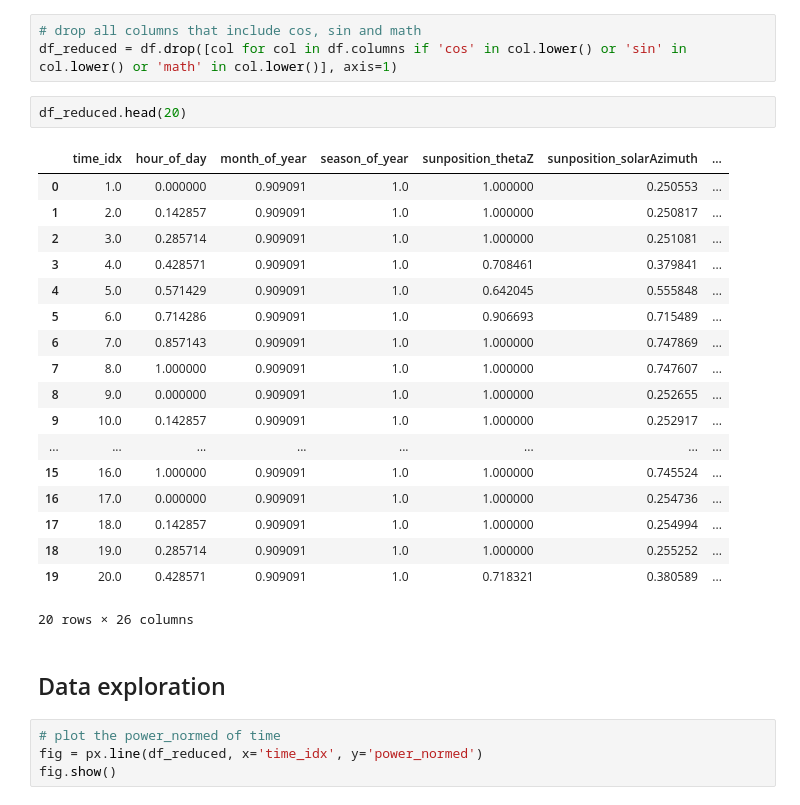
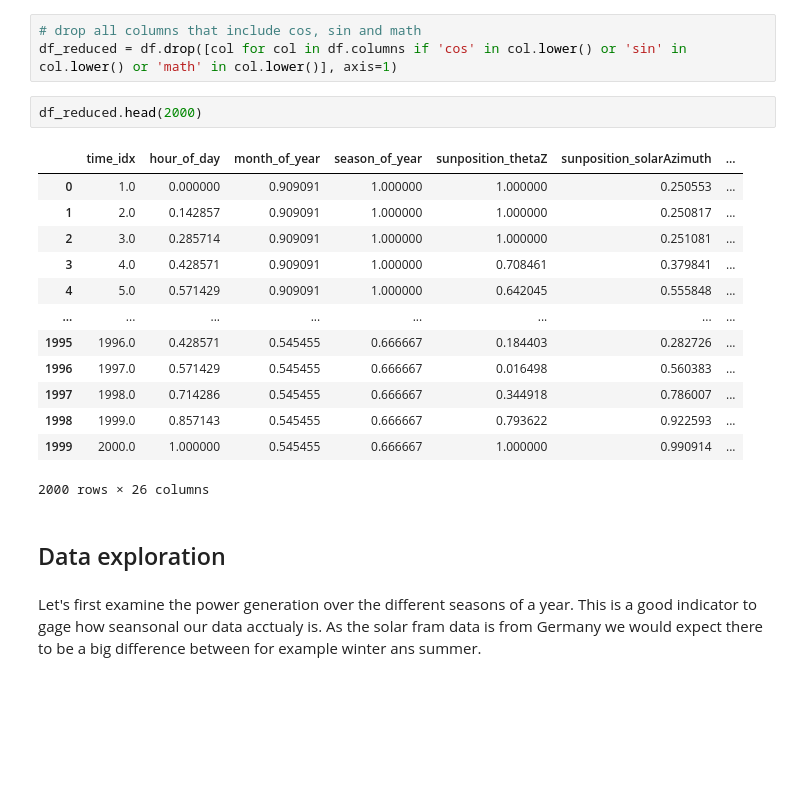
Before and after one commit to Aaron9812/solar-energy-prediction, a Jupyter notebook: first_lock.ipynb, the cells around one changed output. Saved outputs shown, nothing was run; the diff lists cells and outputs as text; blank space fills up the shorter version.

```diff
--- a/first_lock.ipynb
+++ b/first_lock.ipynb
@@ -231,29 +235,22 @@ All looks good but to make it easier for us to explore the data some more we dro
 # drop all columns that include cos, sin and math
 df_reduced = df.drop([col for col in df.columns if 'cos' in col.lower() or 'sin' in col.lower() or 'math' in col.lower()], axis=1)
 # %%
-df_reduced.head(20)
+df_reduced.head(2000)
 # %% [output]
 |  | time_idx | hour_of_day | month_of_year | season_of_year | sunposition_thetaZ | sunposition_solarAzimuth | ... |
-| 0 | 1.0 | 0.000000 | 0.909091 | 1.0 | 1.000000 | 0.250553 | ... |
-| 1 | 2.0 | 0.142857 | 0.909091 | 1.0 | 1.000000 | 0.250817 | ... |
-| 2 | 3.0 | 0.285714 | 0.909091 | 1.0 | 1.000000 | 0.251081 | ... |
-| 3 | 4.0 | 0.428571 | 0.909091 | 1.0 | 0.708461 | 0.379841 | ... |
-| 4 | 5.0 | 0.571429 | 0.909091 | 1.0 | 0.642045 | 0.555848 | ... |
-| 5 | 6.0 | 0.714286 | 0.909091 | 1.0 | 0.906693 | 0.715489 | ... |
-| 6 | 7.0 | 0.857143 | 0.909091 | 1.0 | 1.000000 | 0.747869 | ... |
-| 7 | 8.0 | 1.000000 | 0.909091 | 1.0 | 1.000000 | 0.747607 | ... |
-| 8 | 9.0 | 0.000000 | 0.909091 | 1.0 | 1.000000 | 0.252655 | ... |
-| 9 | 10.0 | 0.142857 | 0.909091 | 1.0 | 1.000000 | 0.252917 | ... |
+| 0 | 1.0 | 0.000000 | 0.909091 | 1.000000 | 1.000000 | 0.250553 | ... |
+| 1 | 2.0 | 0.142857 | 0.909091 | 1.000000 | 1.000000 | 0.250817 | ... |
+| 2 | 3.0 | 0.285714 | 0.909091 | 1.000000 | 1.000000 | 0.251081 | ... |
+| 3 | 4.0 | 0.428571 | 0.909091 | 1.000000 | 0.708461 | 0.379841 | ... |
+| 4 | 5.0 | 0.571429 | 0.909091 | 1.000000 | 0.642045 | 0.555848 | ... |
 | ... | ... | ... | ... | ... | ... | ... | ... |
-| 15 | 16.0 | 1.000000 | 0.909091 | 1.0 | 1.000000 | 0.745524 | ... |
-| 16 | 17.0 | 0.000000 | 0.909091 | 1.0 | 1.000000 | 0.254736 | ... |
-| 17 | 18.0 | 0.142857 | 0.909091 | 1.0 | 1.000000 | 0.254994 | ... |
-| 18 | 19.0 | 0.285714 | 0.909091 | 1.0 | 1.000000 | 0.255252 | ... |
-| 19 | 20.0 | 0.428571 | 0.909091 | 1.0 | 0.718321 | 0.380589 | ... |
+| 1995 | 1996.0 | 0.428571 | 0.545455 | 0.666667 | 0.184403 | 0.282726 | ... |
+| 1996 | 1997.0 | 0.571429 | 0.545455 | 0.666667 | 0.016498 | 0.560383 | ... |
+| 1997 | 1998.0 | 0.714286 | 0.545455 | 0.666667 | 0.344918 | 0.786007 | ... |
+| 1998 | 1999.0 | 0.857143 | 0.545455 | 0.666667 | 0.793622 | 0.922593 | ... |
+| 1999 | 2000.0 | 1.000000 | 0.545455 | 0.666667 | 1.000000 | 0.990914 | ... |
-20 rows × 26 columns
+2000 rows × 26 columns
 # %% [markdown]
 ## Data exploration
-# %%
-# plot the power_normed of time
-fig = px.line(df_reduced, x='time_idx', y='power_normed')
-fig.show()
+# %% [markdown]
+Let's first examine the power generation over the different seasons of a year. This is a good indicator to gage how seansonal our data acctualy is. As the solar fram data is from Germany we would expect there to be a big difference between for example winter ans summer.
```
Also changed, not shown: parts of 11 cells of this notebook.
